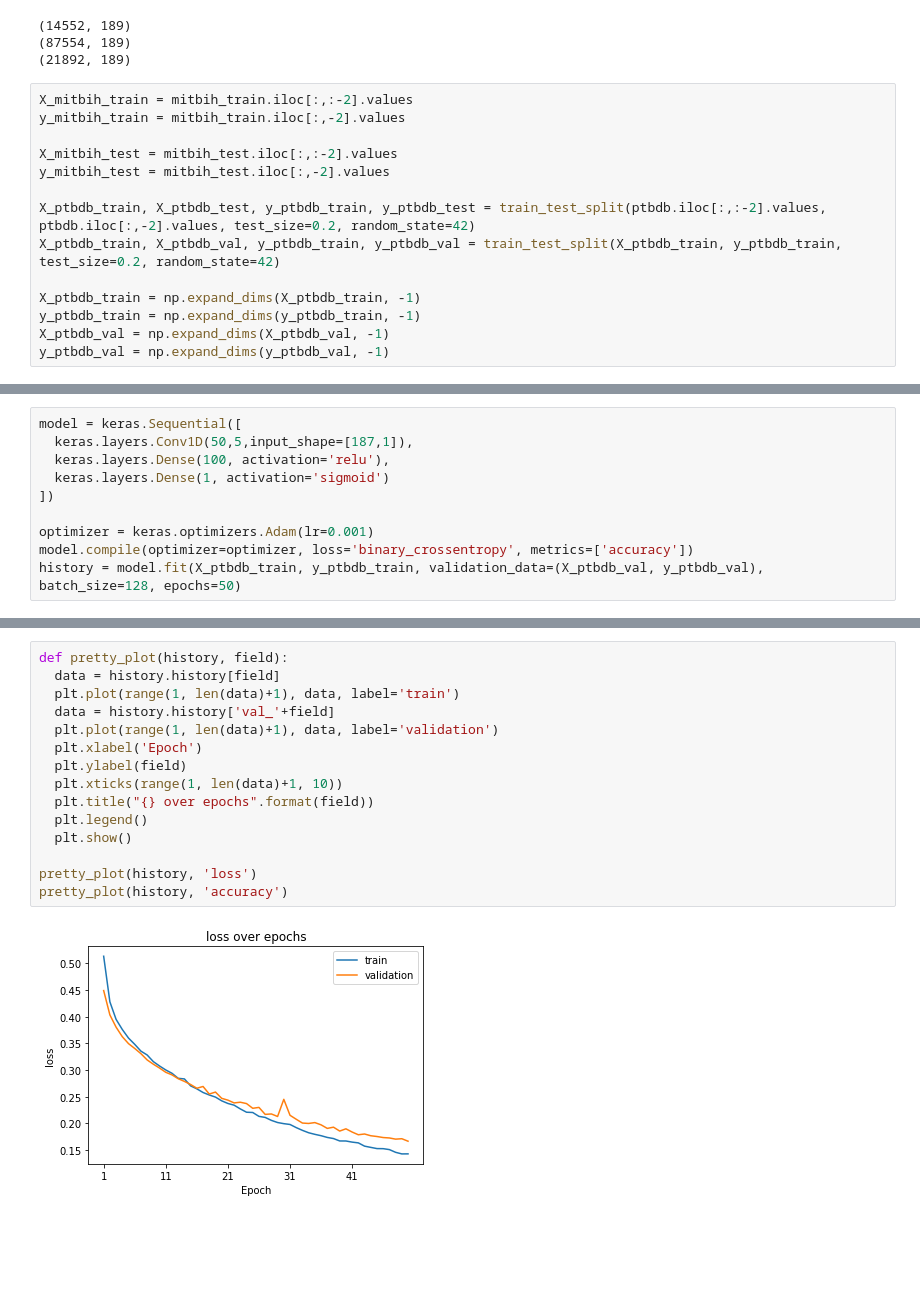
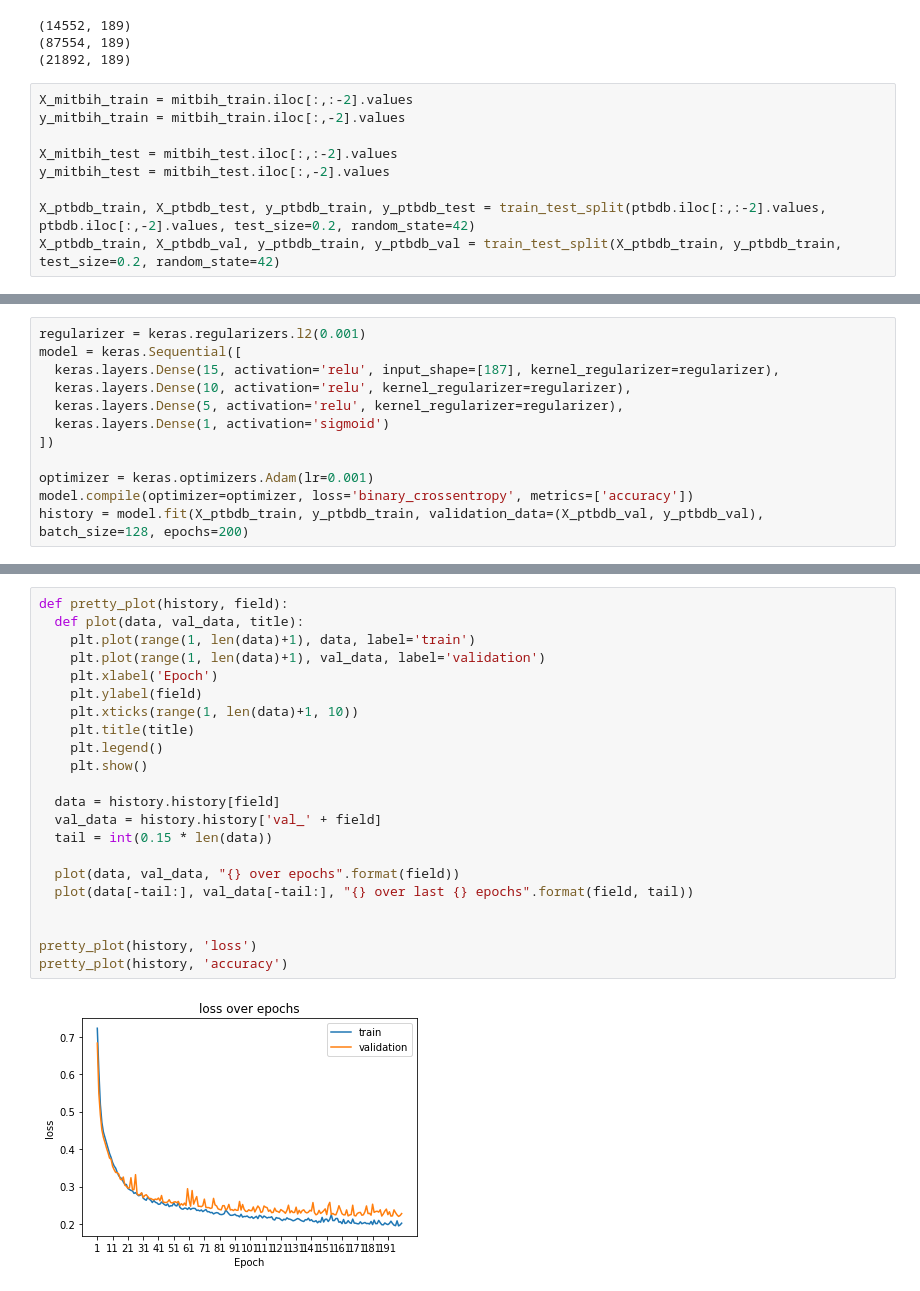
Before and after one commit to spdrnl/ecg, a Jupyter notebook: ECG.ipynb, the cells around one changed output, grey strips where cells are left out. Cells and saved outputs as stored; diff of their text form; blank space fills up the shorter version.

```diff
--- a/ECG.ipynb
+++ b/ECG.ipynb
@@ -112,8 +115,3 @@ y_mitbih_test = mitbih_test.iloc[:,-2].values
 
 X_ptbdb_train, X_ptbdb_test, y_ptbdb_train, y_ptbdb_test = train_test_split(ptbdb.iloc[:,:-2].values, ptbdb.iloc[:,-2].values, test_size=0.2, random_state=42)
 X_ptbdb_train, X_ptbdb_val, y_ptbdb_train, y_ptbdb_val = train_test_split(X_ptbdb_train, y_ptbdb_train, test_size=0.2, random_state=42)
-
-X_ptbdb_train = np.expand_dims(X_ptbdb_train, -1)
-y_ptbdb_train = np.expand_dims(y_ptbdb_train, -1)
-X_ptbdb_val = np.expand_dims(X_ptbdb_val, -1)
-y_ptbdb_val = np.expand_dims(y_ptbdb_val, -1)
@@ -120,11 +120,13 @@ y_ptbdb_val = np.expand_dims(y_ptbdb_val, -1)
 # %%
+regularizer = keras.regularizers.l2(0.001)
 model = keras.Sequential([
-  keras.layers.Conv1D(50,5,input_shape=[187,1]),
-  keras.layers.Dense(100, activation='relu'),
+  keras.layers.Dense(15, activation='relu', input_shape=[187], kernel_regularizer=regularizer),
+  keras.layers.Dense(10, activation='relu', kernel_regularizer=regularizer),
+  keras.layers.Dense(5, activation='relu', kernel_regularizer=regularizer),
   keras.layers.Dense(1, activation='sigmoid')
 ])
 
 optimizer = keras.optimizers.Adam(lr=0.001)
 model.compile(optimizer=optimizer, loss='binary_crossentropy', metrics=['accuracy'])
-history = model.fit(X_ptbdb_train, y_ptbdb_train, validation_data=(X_ptbdb_val, y_ptbdb_val), batch_size=128, epochs=50)
+history = model.fit(X_ptbdb_train, y_ptbdb_train, validation_data=(X_ptbdb_val, y_ptbdb_val), batch_size=128, epochs=200)
 # %% [output]
@@ -149,17 +150,24 @@ KeyboardInterrupt: ignored
 # %%
 def pretty_plot(history, field):
+  def plot(data, val_data, title):
+    plt.plot(range(1, len(data)+1), data, label='train')
+    plt.plot(range(1, len(data)+1), val_data, label='validation')
+    plt.xlabel('Epoch')
+    plt.ylabel(field)
+    plt.xticks(range(1, len(data)+1, 10))
+    plt.title(title)
+    plt.legend()
+    plt.show()
+
   data = history.history[field]
-  plt.plot(range(1, len(data)+1), data, label='train')
-  data = history.history['val_'+field]
-  plt.plot(range(1, len(data)+1), data, label='validation')
-  plt.xlabel('Epoch')
-  plt.ylabel(field)
-  plt.xticks(range(1, len(data)+1, 10))
-  plt.title("{} over epochs".format(field))
-  plt.legend()
-  plt.show()
+  val_data = history.history['val_' + field]
+  tail = int(0.15 * len(data))
+
+  plot(data, val_data, "{} over epochs".format(field))
+  plot(data[-tail:], val_data[-tail:], "{} over last {} epochs".format(field, tail))
+
 
 pretty_plot(history, 'loss')
 pretty_plot(history, 'accuracy')
 # %% [output]
-[figure, old version]
+[figure, new version]
```
Also changed, not shown: parts of 11 cells of this notebook.
